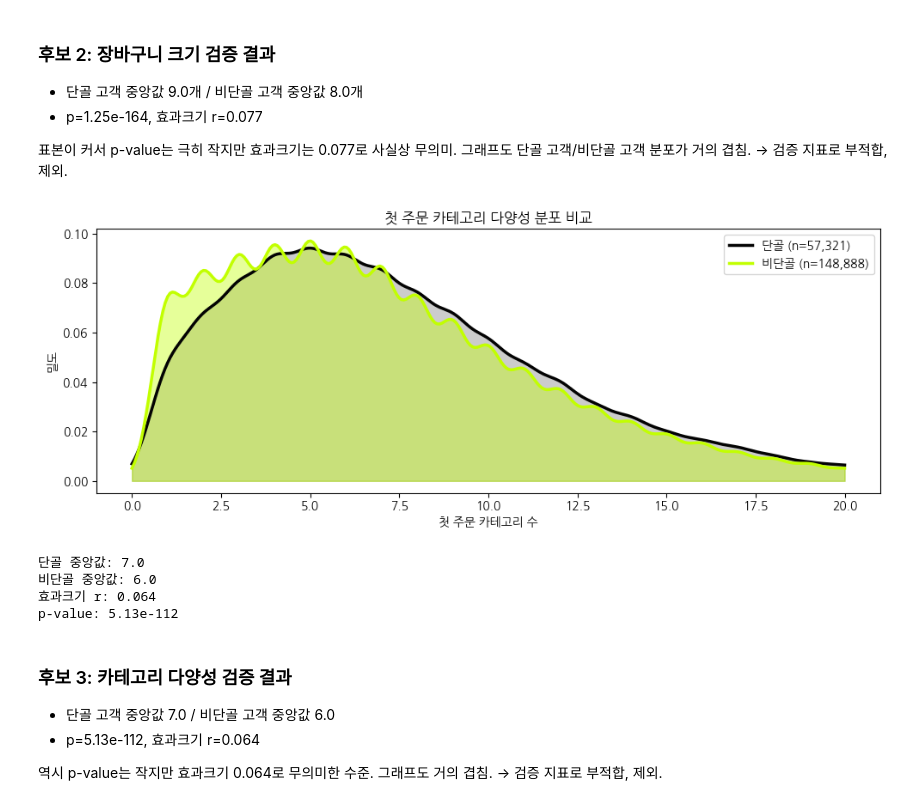
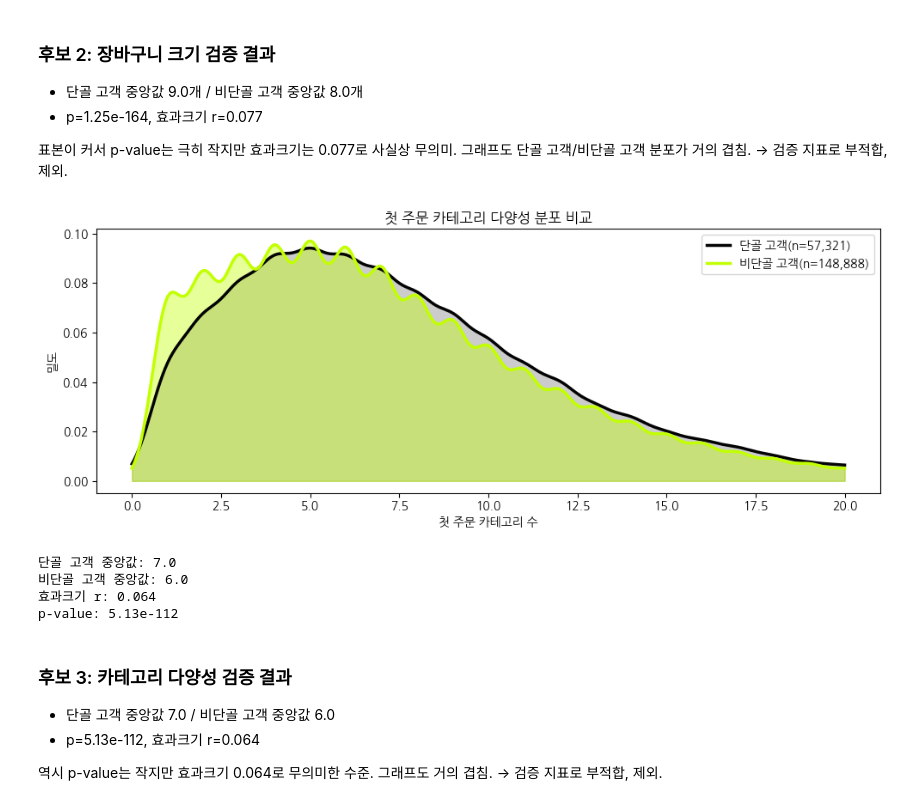
Before and after one commit to Wijonghyeok/jonghyeok, a Jupyter notebook: p1_instacart_retention_timing_final.ipynb, the cells around one changed output. Cells and saved outputs as stored; diff of their text form; code cells hidden in the pictures.

```diff
--- a/p1_instacart_retention_timing_final.ipynb
+++ b/p1_instacart_retention_timing_final.ipynb
@@ -508,38 +518,38 @@ p-value: 1.25e-164
 aisle_df = con.execute("""
     SELECT o.user_id, COUNT(DISTINCT pr.aisle_id) AS aisle_diversity
     FROM orders_t o
     JOIN prior_t op ON o.order_id = op.order_id
     JOIN products pr ON op.product_id = pr.product_id
     WHERE o.order_number = 1
     GROUP BY o.user_id
 """).df().merge(user_stats[['user_id', 'is_long_term']], on='user_id')
 
 long_aisle  = aisle_df[aisle_df['is_long_term'] == 1]['aisle_diversity']
 short_aisle = aisle_df[aisle_df['is_long_term'] == 0]['aisle_diversity']
 stat, p = mannwhitneyu(long_aisle, short_aisle, alternative='two-sided')
 r = abs(1 - 2 * stat / (len(long_aisle) * len(short_aisle)))
 
 fig, ax = plt.subplots(figsize=(10, 4))
 x = np.linspace(0, 20, 300)
-ax.plot(x, gaussian_kde(long_aisle)(x),  color='#030303', linewidth=2.5, label=f'단골 (n={len(long_aisle):,})')
+ax.plot(x, gaussian_kde(long_aisle)(x),  color='#030303', linewidth=2.5, label=f'단골 고객(n={len(long_aisle):,})')
 ax.fill_between(x, gaussian_kde(long_aisle)(x),  alpha=0.2, color='#030303')
-ax.plot(x, gaussian_kde(short_aisle)(x), color='#C2FF00', linewidth=2.5, label=f'비단골 (n={len(short_aisle):,})')
+ax.plot(x, gaussian_kde(short_aisle)(x), color='#C2FF00', linewidth=2.5, label=f'비단골 고객(n={len(short_aisle):,})')
 ax.fill_between(x, gaussian_kde(short_aisle)(x), alpha=0.4, color='#C2FF00')
 ax.set_xlabel('첫 주문 카테고리 수')
 ax.set_ylabel('밀도')
 ax.set_title('첫 주문 카테고리 다양성 분포 비교')
 ax.legend()
 plt.tight_layout()
 plt.show()
 
 print(f"단골 고객 중앙값: {long_aisle.median():.1f}")
 print(f"비단골 고객 중앙값: {short_aisle.median():.1f}")
 print(f"효과크기 r: {r:.3f}")
 print(f"p-value: {p:.2e}")
 # %% [output]
-[figure, old version]
+[figure, new version]
-단골 중앙값: 7.0
-비단골 중앙값: 6.0
+단골 고객 중앙값: 7.0
+비단골 고객 중앙값: 6.0
 효과크기 r: 0.064
 p-value: 5.13e-112
 # %% [markdown]
```
Also changed, not shown: parts of 15 cells of this notebook.
